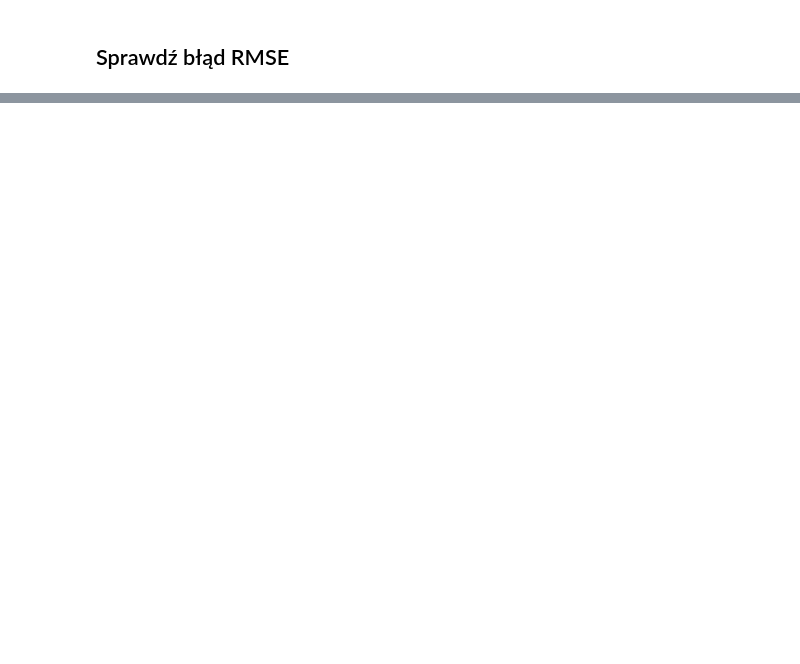
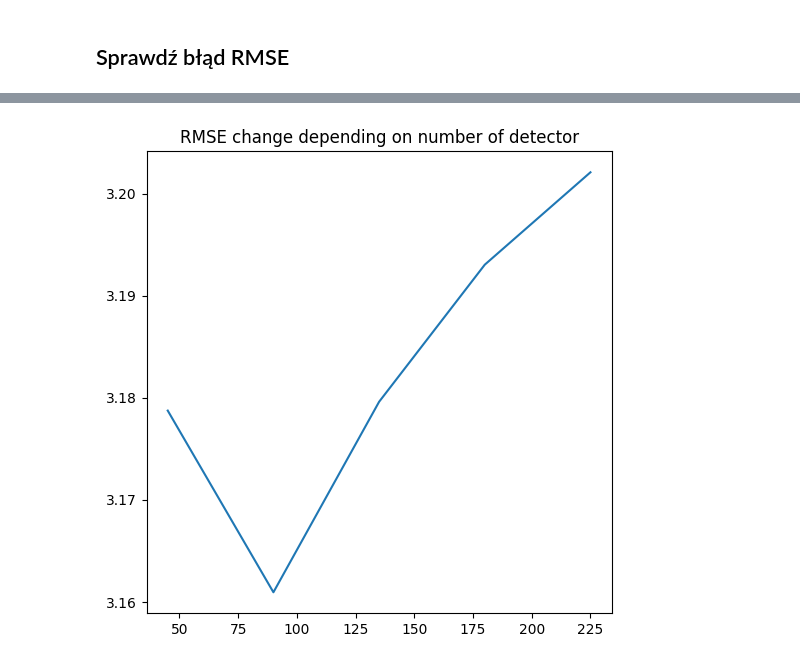
Before and after one commit to zielonyogor/Tomograph, a Jupyter notebook: main.ipynb, the cells around one changed output, grey strips where cells are left out. Saved outputs shown, nothing was run; the diff lists cells and outputs as text; code cells hidden in the pictures; blank space fills up the shorter version.

```diff
--- a/main.ipynb
+++ b/main.ipynb
@@ -380,0 +550,25 @@ print("Błąd średniokwadratowy - {:6f}".format(rmse(in_image, out_image)))
+# %%
+results = []
+detectors_span_range = range(45, 270, 45)
+
+for ds in detectors_span_range:
+    global detectors_angular_span
+    detectors_angular_span = ds
+
+    original_size = in_image.shape
+    image = resize_image(in_image)
+
+    sinogram = radon_transform(image, detectors=detectors, detectors_angular_span=detectors_angular_span, step=step)
+    filtered_sinogram = filter_sinogram(img_as_float64(sinogram))
+    inversed_filtered_sinogram = inverse_radon_transform(filtered_sinogram, image.shape, detectors_angular_span=detectors_angular_span, step=step)
+    inversed_filtered_sinogram = size_back(inversed_filtered_sinogram, original_size)
+    inversed_filtered_sinogram = normalize_image(inversed_filtered_sinogram)
+
+    results.append(rmse(in_image, inversed_filtered_sinogram))
+
+plt.figure(figsize=(6, 6))
+plt.plot(detectors_span_range, results)
+plt.title("RMSE change depending on number of detector")
+plt.show()
+# %% [output]
+[figure, added]
```
Also changed, not shown: parts of 20 cells of this notebook.
